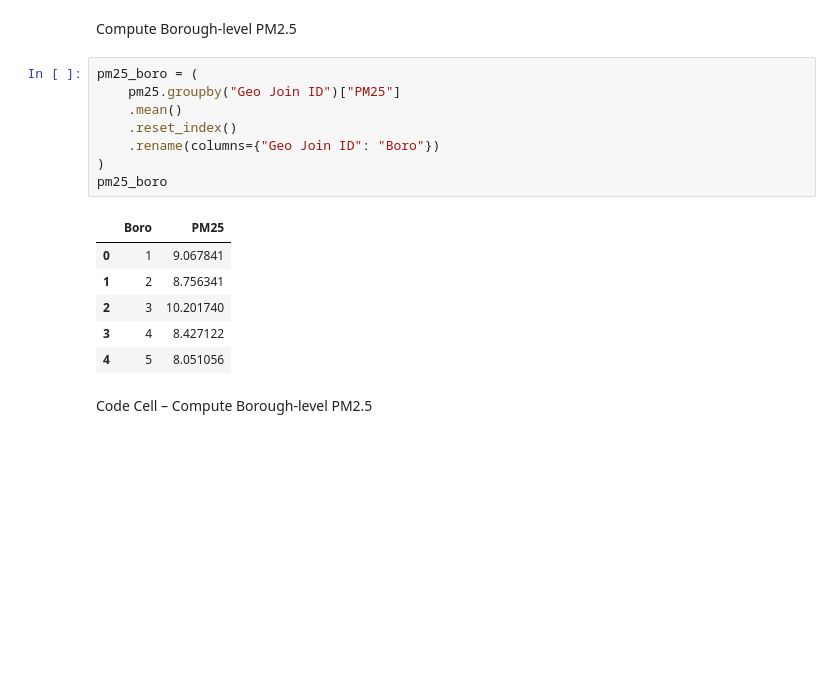
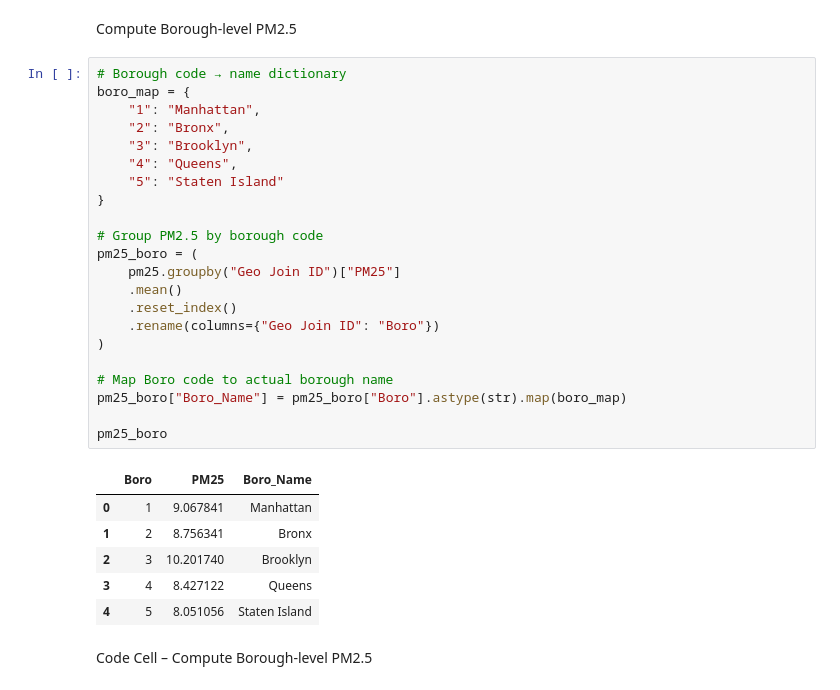
Before and after one commit to yh3811/yh3811.github.io, a Jupyter notebook: project3.ipynb, the cells around one changed output. Cells and saved outputs as stored; diff of their text form; blank space fills up the shorter version.

```diff
--- a/project3.ipynb
+++ b/project3.ipynb
@@ -109,20 +116,34 @@ pm25.head()
 # %% [markdown]
 Compute Borough-level PM2.5
 # %%
+# Borough code → name dictionary
+boro_map = {
+    "1": "Manhattan",
+    "2": "Bronx",
+    "3": "Brooklyn",
+    "4": "Queens",
+    "5": "Staten Island"
+}
+
+# Group PM2.5 by borough code
 pm25_boro = (
     pm25.groupby("Geo Join ID")["PM25"]
     .mean()
     .reset_index()
     .rename(columns={"Geo Join ID": "Boro"})
 )
+
+# Map Boro code to actual borough name
+pm25_boro["Boro_Name"] = pm25_boro["Boro"].astype(str).map(boro_map)
+
 pm25_boro
 # %% [output]
-|  | Boro | PM25 |
-| 0 | 1 | 9.067841 |
-| 1 | 2 | 8.756341 |
-| 2 | 3 | 10.201740 |
-| 3 | 4 | 8.427122 |
-| 4 | 5 | 8.051056 |
+|  | Boro | PM25 | Boro_Name |
+| 0 | 1 | 9.067841 | Manhattan |
+| 1 | 2 | 8.756341 | Bronx |
+| 2 | 3 | 10.201740 | Brooklyn |
+| 3 | 4 | 8.427122 | Queens |
+| 4 | 5 | 8.051056 | Staten Island |
 # %% [markdown]
 Code Cell – Compute Borough-level PM2.5
 # %%
```
Also changed, not shown: parts of 15 cells of this notebook, 1 other file.
